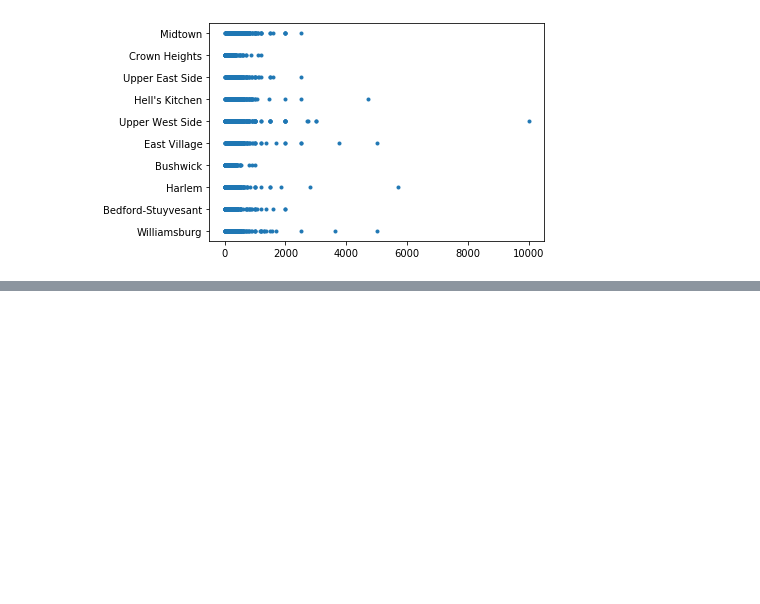
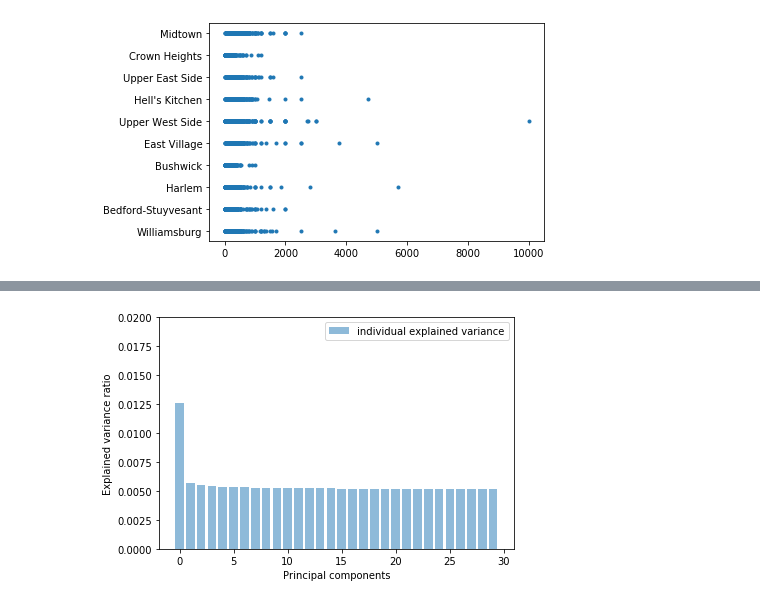
Before and after one commit to wma8/COMP516Project, a Jupyter notebook: run/cs516.ipynb, the cells around one changed output, grey strips where cells are left out. Cells and saved outputs as stored; diff of their text form; code cells hidden in the pictures; blank space fills up the shorter version.

```diff
--- a/run/cs516.ipynb
+++ b/run/cs516.ipynb
@@ -70,0 +135,9 @@ plt.plot(price,beds,".")
+# %%
+y = new_data['price']
+X = new_data.drop(['price'],axis=1)
+# %%
+X_std = StandardScaler().fit_transform(X)
+# %%
+pca = PCA(n_components = 30)
+# %%
+pca.fit(X_std)
@@ -70,0 +171,11 @@ plt.plot(price,beds,".")
+# %%
+#plot explained variance
+plt.bar(range(pca.explained_variance_ratio_.shape[0]), pca.explained_variance_ratio_, alpha = 0.5,
+        align = 'center', label = 'individual explained variance')
+plt.ylabel('Explained variance ratio')
+plt.xlabel('Principal components')
+plt.ylim(0, 0.02)
+plt.legend(loc = 'best')
+plt.tight_layout()
+# %% [output]
+[figure, added]
```
Also changed, not shown: parts of 19 cells of this notebook, 1 other file.
